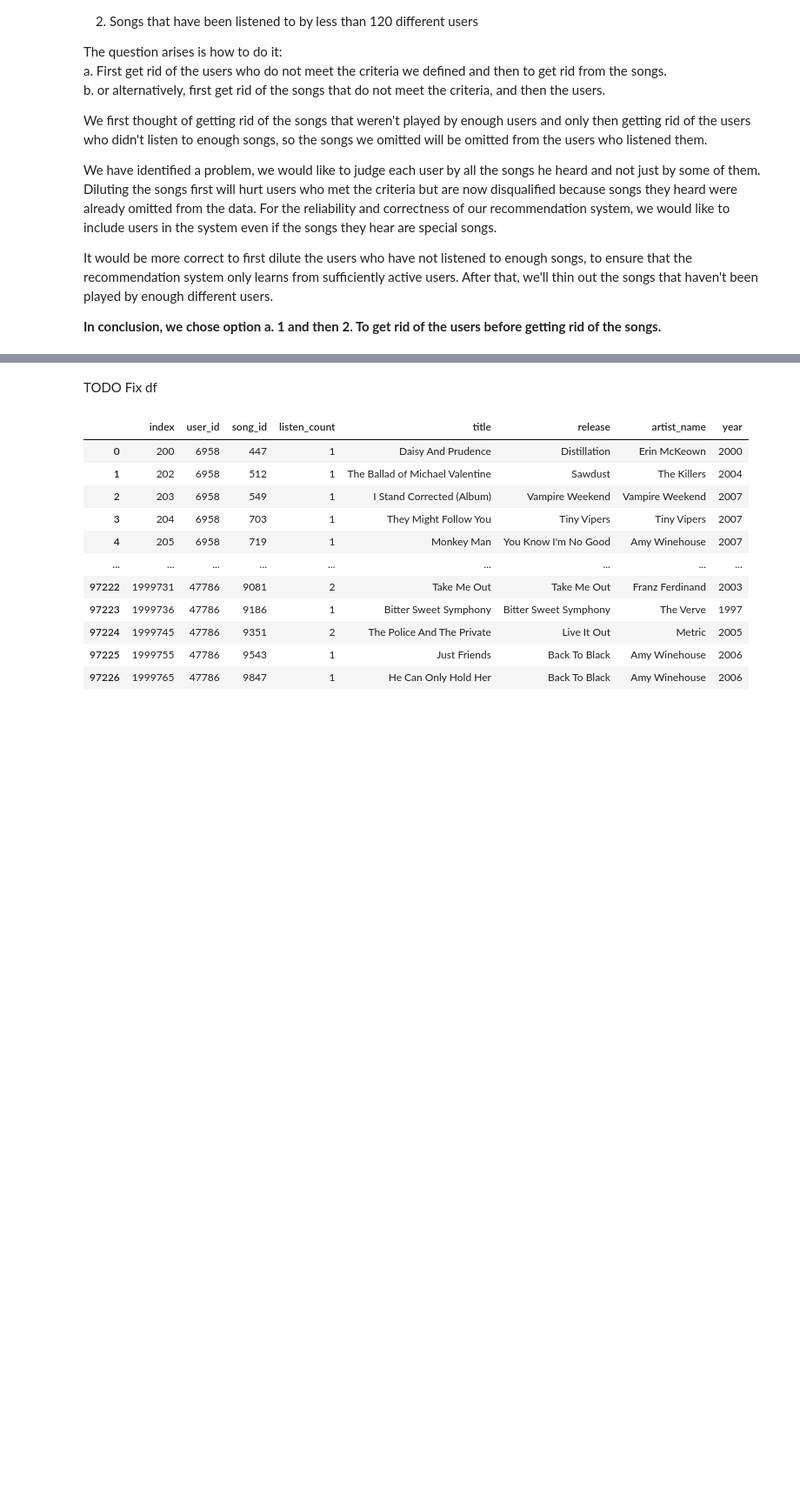
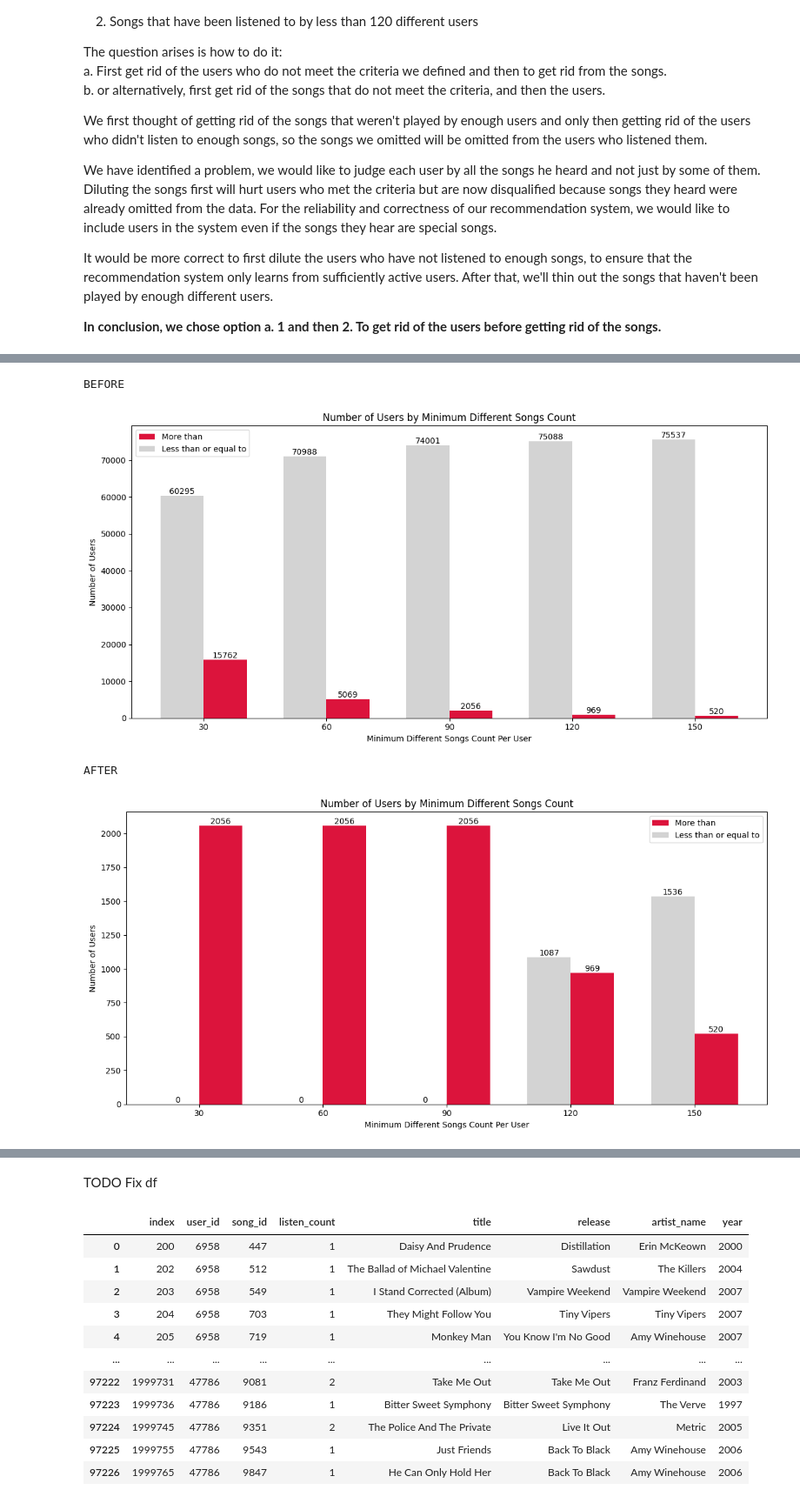
Before and after one commit to EitanBakirov/advanced-ml-dl-course, a Jupyter notebook: finalProject/Recommendation_System_Project_Group_4.ipynb, the cells around one changed output, grey strips where cells are left out. Shown at 87% size. Drawn from its saved outputs; the diff is of its cells as text; code cells hidden in the pictures; blank space fills up the shorter version.

```diff
--- a/finalProject/Recommendation_System_Project_Group_4.ipynb
+++ b/finalProject/Recommendation_System_Project_Group_4.ipynb
@@ -1477,0 +1564,2 @@ d. The songs that their released year is 0.
+# %%
+df_final_before_users = df_final.copy()
@@ -1478,5 +1574,5 @@ d. The songs that their released year is 0.
 # %%
 # Group data on user_id, and count how many different songs each user has listened to.
-group_users = combined_df.groupby('user_id').count().reset_index(names=['user_id'])
+group_users = df_final.groupby('user_id').count().reset_index(names=['user_id'])
 # Drop the users that have listened to less than 90 songs.
-combined_df = combined_df.loc[~combined_df['user_id'].isin(group_users[group_users['listen_count'] < 90]['user_id'])]
+df_final = df_final.loc[~df_final['user_id'].isin(group_users[group_users['listen_count'] < 90]['user_id'])]
@@ -1482,0 +1639,26 @@ combined_df = combined_df.loc[~combined_df['user_id'].isin(group_users[group_use
+# %%
+# Filter out users who have listened to more than 30, 60, 90, 120, and 150 songs respectively and get the counts
+filtered_results_before = filter_users(df_final_before_users, min_listen_counts=[30, 60, 90, 120, 150])
+
+print("BEFORE")
+# Print the results for each minimum listen count
+for min_listen_count, result in filtered_results_before.items():
+    print(f"\nResults for minimum song count of {min_listen_count}:")
+    print("Filtered DataFrame:")
+    result['filtered_df']
+    print("Number of users who have listened to more than", min_listen_count, " different songs:", result['num_filtered_users'])
+    print("Number of users who have listened to less than or equal to", min_listen_count, " different songs:", result['num_non_filtered_users'])
+
+print()
+
+# Filter out users who have listened to more than 30, 60, 90, 120, and 150 songs respectively and get the counts
+filtered_results_final = filter_users(df_final, min_listen_counts=[30, 60, 90, 120, 150])
+
+print("FINAL")
+# Print the results for each minimum listen count
+for min_listen_count, result in filtered_results_final.items():
+    print(f"\nResults for minimum song count of {min_listen_count}:")
+    print("Filtered DataFrame:")
+    result['filtered_df']
+    print("Number of users who have listened to more than", min_listen_count, " different songs:", result['num_filtered_users'])
+    print("Number of users who have listened to less than or equal to", min_listen_count, " different songs:", result['num_non_filtered_users'])
@@ -1482,0 +1683,15 @@ combined_df = combined_df.loc[~combined_df['user_id'].isin(group_users[group_use
+# %%
+print("BEFORE")
+# Plot the filtered results
+plot_filtered_results(filtered_results_before)
+
+print()
+
+print("AFTER")
+# Plot the filtered results
+plot_filtered_results(filtered_results_final)
+# %% [output]
+BEFORE
+[figure, added]
+AFTER
+[figure, added]
```
Also changed, not shown: parts of 44 cells of this notebook.
